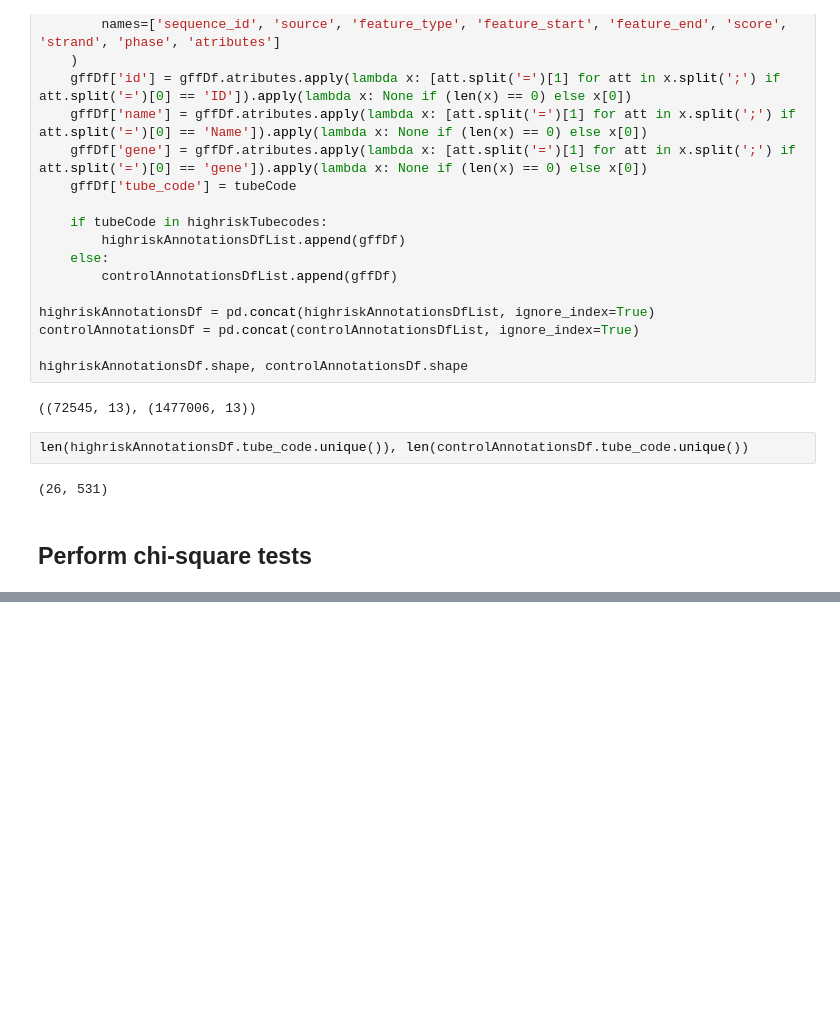
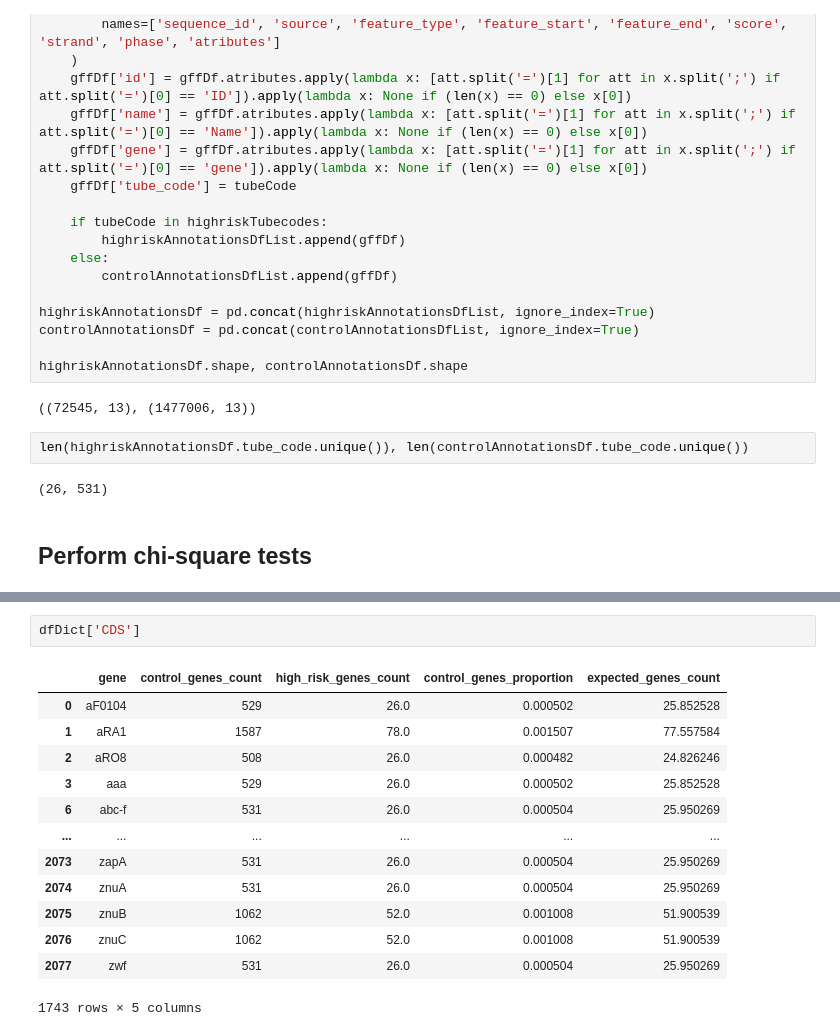
Before and after one commit to ryashpal/EHR-Int-Analysis, a Jupyter notebook: notebooks/visuals_for_publication/statistical_analysis_highrisk.ipynb, the cells around one changed output, grey strips where cells are left out. Cells and saved outputs as stored; diff of their text form; blank space fills up the shorter version.

```diff
--- a/notebooks/visuals_for_publication/statistical_analysis_highrisk.ipynb
+++ b/notebooks/visuals_for_publication/statistical_analysis_highrisk.ipynb
@@ -200,0 +213,16 @@ Power_divergenceResult(statistic=0.0, pvalue=nan)
+# %%
+dfDict['CDS']
+# %% [output]
+|  | gene | control_genes_count | high_risk_genes_count | control_genes_proportion | expected_genes_count |
+| 0 | aF0104 | 529 | 26.0 | 0.000502 | 25.852528 |
+| 1 | aRA1 | 1587 | 78.0 | 0.001507 | 77.557584 |
+| 2 | aRO8 | 508 | 26.0 | 0.000482 | 24.826246 |
+| 3 | aaa | 529 | 26.0 | 0.000502 | 25.852528 |
+| 6 | abc-f | 531 | 26.0 | 0.000504 | 25.950269 |
+| ... | ... | ... | ... | ... | ... |
+| 2073 | zapA | 531 | 26.0 | 0.000504 | 25.950269 |
+| 2074 | znuA | 531 | 26.0 | 0.000504 | 25.950269 |
+| 2075 | znuB | 1062 | 52.0 | 0.001008 | 51.900539 |
+| 2076 | znuC | 1062 | 52.0 | 0.001008 | 51.900539 |
+| 2077 | zwf | 531 | 26.0 | 0.000504 | 25.950269 |
+1743 rows × 5 columns
```
Also changed, not shown: parts of 3 cells of this notebook.
